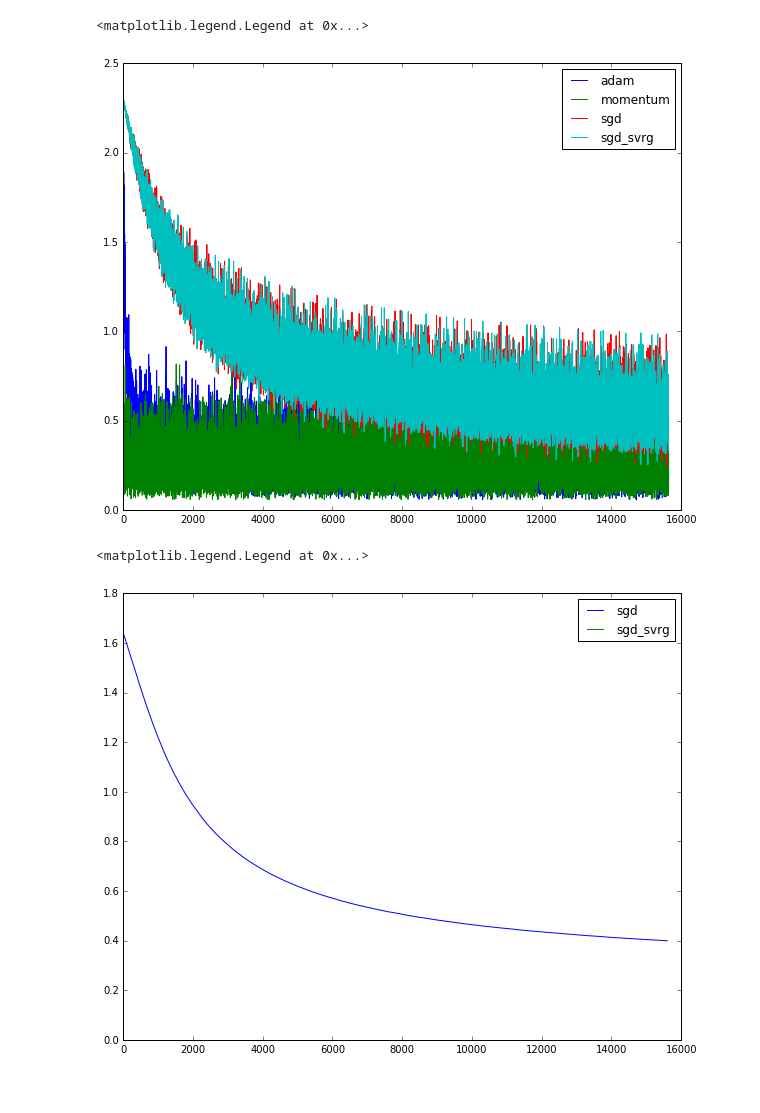
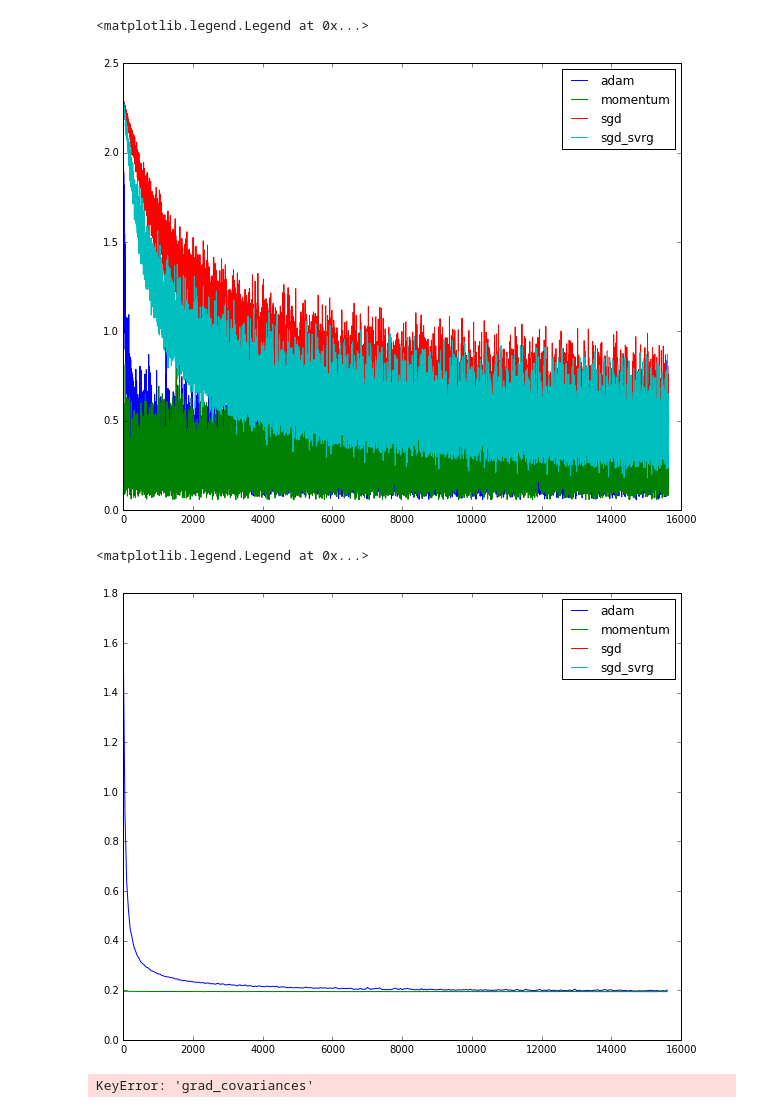
Before and after one commit to CW-Huang/IFT6085, a Jupyter notebook: Untitled.ipynb, the cells around one changed output. Saved outputs shown, nothing was run; the diff lists cells and outputs as text; code cells hidden in the pictures.

Commit message:
Plotting data

```diff
--- a/Untitled.ipynb
+++ b/Untitled.ipynb
@@ -18,14 +18,16 @@ def logreader(update):
             pass
 # %%
 plots = {}
-for update in ['adam', 'momentum', 'sgd', 'sgd_svrg']:
+for update in ['sgd', 'adam', 'momentum', 'sgd_svrg']:
     cost = []
     variance = []
     for i, log in enumerate(logreader(update)):
-        cost.append([i, log['cost']])
+        if 'cost' in log:
+            cost.append([i, log['cost']])
         if 'grad_variance' in log:
             var = log["grad_variance"]
             variance.append([i, np.sqrt(np.sum(var[0]**2)+np.sum(var[1]**2))])
+
     cost = np.array(cost)
     variance = np.array(variance)
     plots[update] = (cost, variance)
@@ -37,13 +39,20 @@ for u in ['adam', 'momentum', 'sgd', 'sgd_svrg']:
 plt.legend()
 # %% [output]
 <matplotlib.legend.Legend at 0x...>
-[figure, old version]
+[figure, new version]
 # %%
 plt.figure(figsize=(10, 8))
-for u in ['sgd', 'sgd_svrg']:
+for u in ['adam', 'momentum', 'sgd', 'sgd_svrg']:
     data = plots[u][1]
     plt.plot(data[:, 0], data[:, 1], label=u)
 plt.legend()
 # %% [output]
 <matplotlib.legend.Legend at 0x...>
-[figure, old version]
+[figure, new version]
+# %%
+for log in logreader("sgd_svrg"):
+    val = log["grad_covariances"][0]
+    print val.shape
+    print abs(val).sum()
+# %% [output]
+KeyError: 'grad_covariances'
```
Also changed, not shown: 4 other files.
